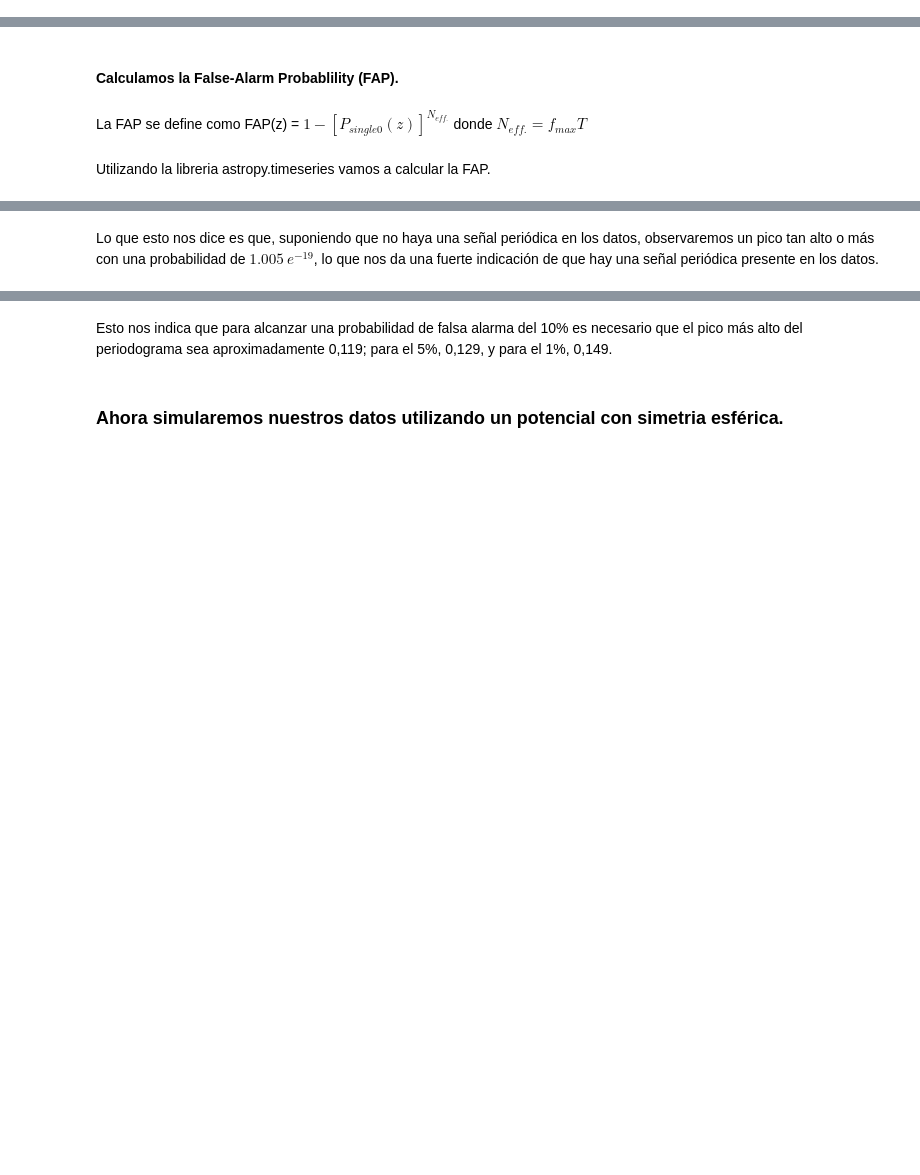
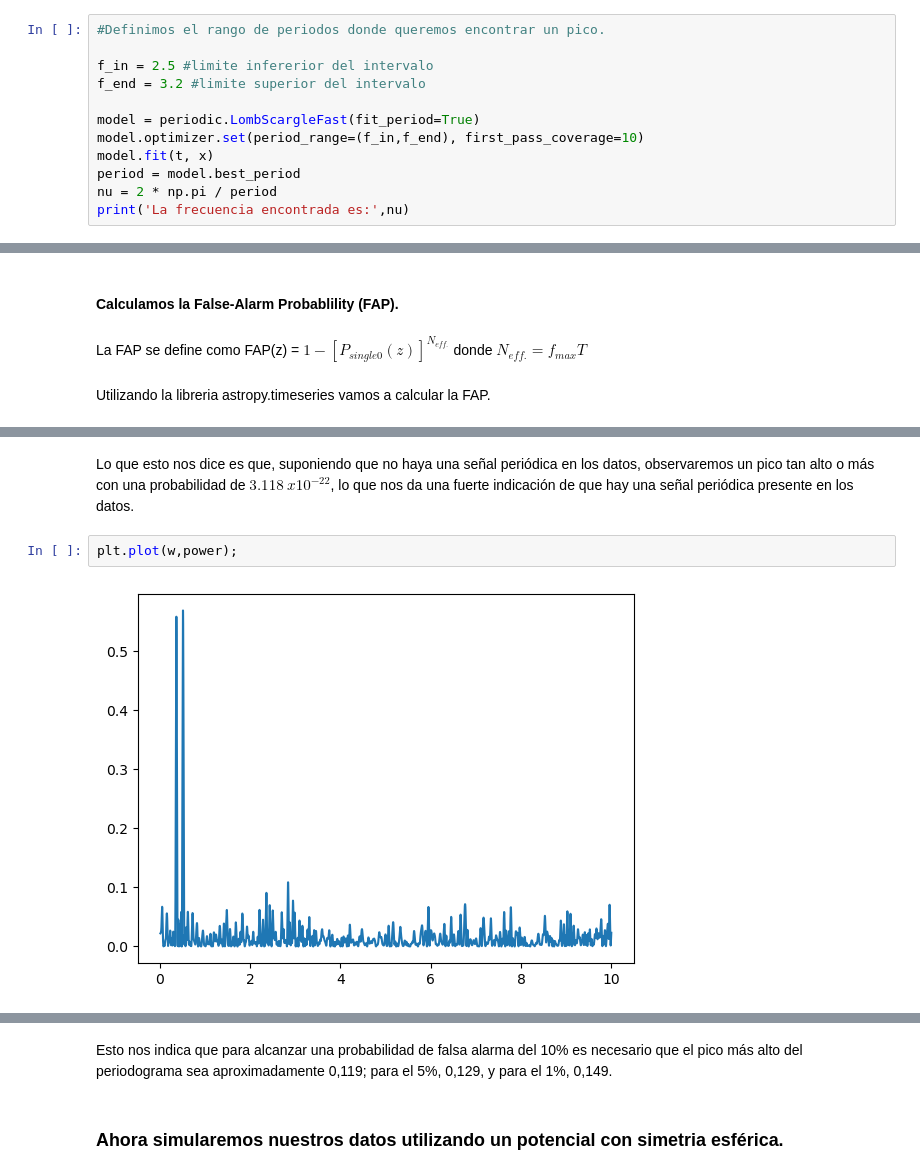
Before and after one commit to tobiheyday/Tesis, a Jupyter notebook: Tesis.ipynb, the cells around one changed output, grey strips where cells are left out. Drawn from its saved outputs; the diff is of its cells as text; blank space fills up the shorter version.

Commit message:
Add files via upload
arregle ( no de la mejor manera) como calcular el valor de las frecuencias encontradas

```diff
--- a/Tesis.ipynb
+++ b/Tesis.ipynb
@@ -90,0 +76,12 @@ La frecuencia encontrada es: 2.304599116398395 2.726368010154793
+# %%
+#Definimos el rango de periodos donde queremos encontrar un pico.
+
+f_in = 2.5 #limite infererior del intervalo
+f_end = 3.2 #limite superior del intervalo
+
+model = periodic.LombScargleFast(fit_period=True)
+model.optimizer.set(period_range=(f_in,f_end), first_pass_coverage=10)
+model.fit(t, x)
+period = model.best_period
+nu = 2 * np.pi / period
+print('La frecuencia encontrada es:',nu)
@@ -108,5 +114,9 @@ FAP = 8.624718172014559e-22
 # %% [markdown]
-Lo que esto nos dice es que, suponiendo que no haya una señal periódica en los datos, observaremos un pico tan alto o más con una probabilidad de $1.005\ e^{-19}$, lo que nos da una fuerte indicación de que hay una señal periódica presente en los datos.
+Lo que esto nos dice es que, suponiendo que no haya una señal periódica en los datos, observaremos un pico tan alto o más con una probabilidad de $3.118\ x10^{-22}$, lo que nos da una fuerte indicación de que hay una señal periódica presente en los datos.
+# %%
+plt.plot(w,power);
+# %% [output]
+[figure, added]
 # %%
 probabilities = [ 0.1, 0.05, 0.01]
 ls.false_alarm_level(probabilities)
```
Also changed, not shown: parts of 9 cells of this notebook.
